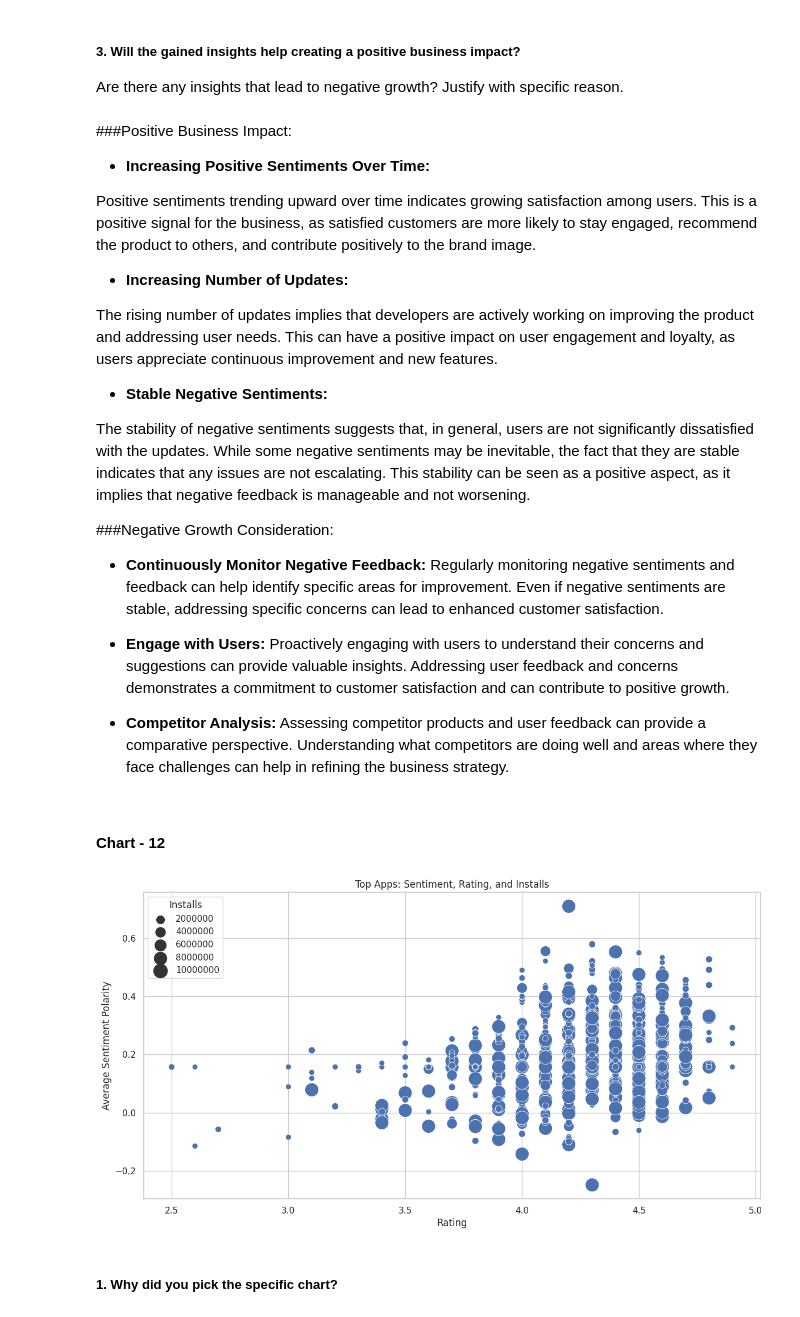
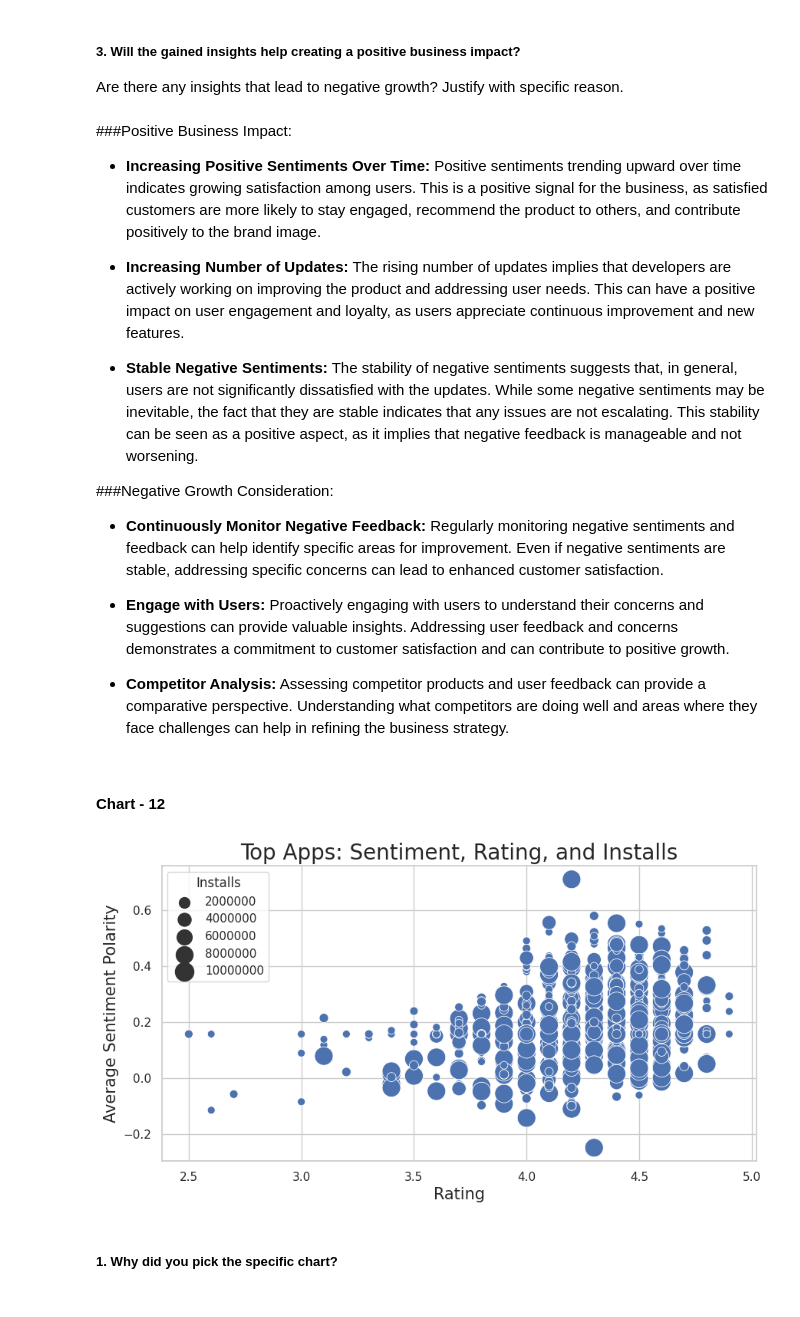
Before and after one commit to rohitpaul09/Play-Store-App-Review-Analysis, a Jupyter notebook: Play_Store_App_Review_Analysis.ipynb, the cells around one changed output. Drawn from its saved outputs; the diff is of its cells as text; code cells hidden in the pictures.

```diff
--- a/Play_Store_App_Review_Analysis.ipynb
+++ b/Play_Store_App_Review_Analysis.ipynb
@@ -1309,49 +1299,46 @@ Are there any insights that lead to negative growth? Justify with specific reaso
 ###Positive Business Impact:
 
 - **Increasing Positive Sentiments Over Time:**
-
-Positive sentiments trending upward over time indicates growing satisfaction among users. This is a positive signal for the business, as satisfied customers are more likely to stay engaged, recommend the product to others, and contribute positively to the brand image.
+  Positive sentiments trending upward over time indicates growing satisfaction among users. This is a positive signal for the business, as satisfied customers are more likely to stay engaged, recommend the product to others, and contribute positively to the brand image.
 
 - **Increasing Number of Updates:**
-
-The rising number of updates implies that developers are actively working on improving the product and addressing user needs. This can have a positive impact on user engagement and loyalty, as users appreciate continuous improvement and new features.
+  The rising number of updates implies that developers are actively working on improving the product and addressing user needs. This can have a positive impact on user engagement and loyalty, as users appreciate continuous improvement and new features.
 
 - **Stable Negative Sentiments:**
-
-The stability of negative sentiments suggests that, in general, users are not significantly dissatisfied with the updates. While some negative sentiments may be inevitable, the fact that they are stable indicates that any issues are not escalating. This stability can be seen as a positive aspect, as it implies that negative feedback is manageable and not worsening.
+  The stability of negative sentiments suggests that, in general, users are not significantly dissatisfied with the updates. While some negative sentiments may be inevitable, the fact that they are stable indicates that any issues are not escalating. This stability can be seen as a positive aspect, as it implies that negative feedback is manageable and not worsening.
 
 ###Negative Growth Consideration:
 - **Continuously Monitor Negative Feedback:**
-Regularly monitoring negative sentiments and feedback can help identify specific areas for improvement. Even if negative sentiments are stable, addressing specific concerns can lead to enhanced customer satisfaction.
+  Regularly monitoring negative sentiments and feedback can help identify specific areas for improvement. Even if negative sentiments are stable, addressing specific concerns can lead to enhanced customer satisfaction.
 
 - **Engage with Users:**
-Proactively engaging with users to understand their concerns and suggestions can provide valuable insights. Addressing user feedback and concerns demonstrates a commitment to customer satisfaction and can contribute to positive growth.
+  Proactively engaging with users to understand their concerns and suggestions can provide valuable insights. Addressing user feedback and concerns demonstrates a commitment to customer satisfaction and can contribute to positive growth.
 
 - **Competitor Analysis:**
-Assessing competitor products and user feedback can provide a comparative perspective. Understanding what competitors are doing well and areas where they face challenges can help in refining the business strategy.
+  Assessing competitor products and user feedback can provide a comparative perspective. Understanding what competitors are doing well and areas where they face challenges can help in refining the business strategy.
 # %% [markdown]
 #### Chart - 12
 # %%
 # Chart - 12 visualization code
 # Relationship between Rating, Sentiment Polarity, and Installs
 # Set style to 'whitegrid'
 sns.set(style='whitegrid')
 
 # Set up the plot
-plt.figure(figsize=(14, 7))
+plt.figure(figsize=(10, 5))
 
 # Scatter plot with size based on the number of installs
 sns.scatterplot(x='Rating', y='Sentiment_Polarity', size='Installs', data=play_store_sentiment_df, sizes=(50, 300), edgecolor='white',legend=True)
 
 # Customize the plot
-plt.title('Top Apps: Sentiment, Rating, and Installs')
-plt.xlabel('Rating')
-plt.ylabel('Average Sentiment Polarity')
+plt.title('Top Apps: Sentiment, Rating, and Installs', size=20)
+plt.xlabel('Rating', size=15)
+plt.ylabel('Average Sentiment Polarity', size=15)
 
 # Show the plot
 plt.show()
 # %% [output]
-[figure, old version]
+[figure, new version]
 # %% [markdown]
 ##### 1. Why did you pick the specific chart?
 # %% [markdown]
```
Also changed, not shown: parts of 25 cells of this notebook.
